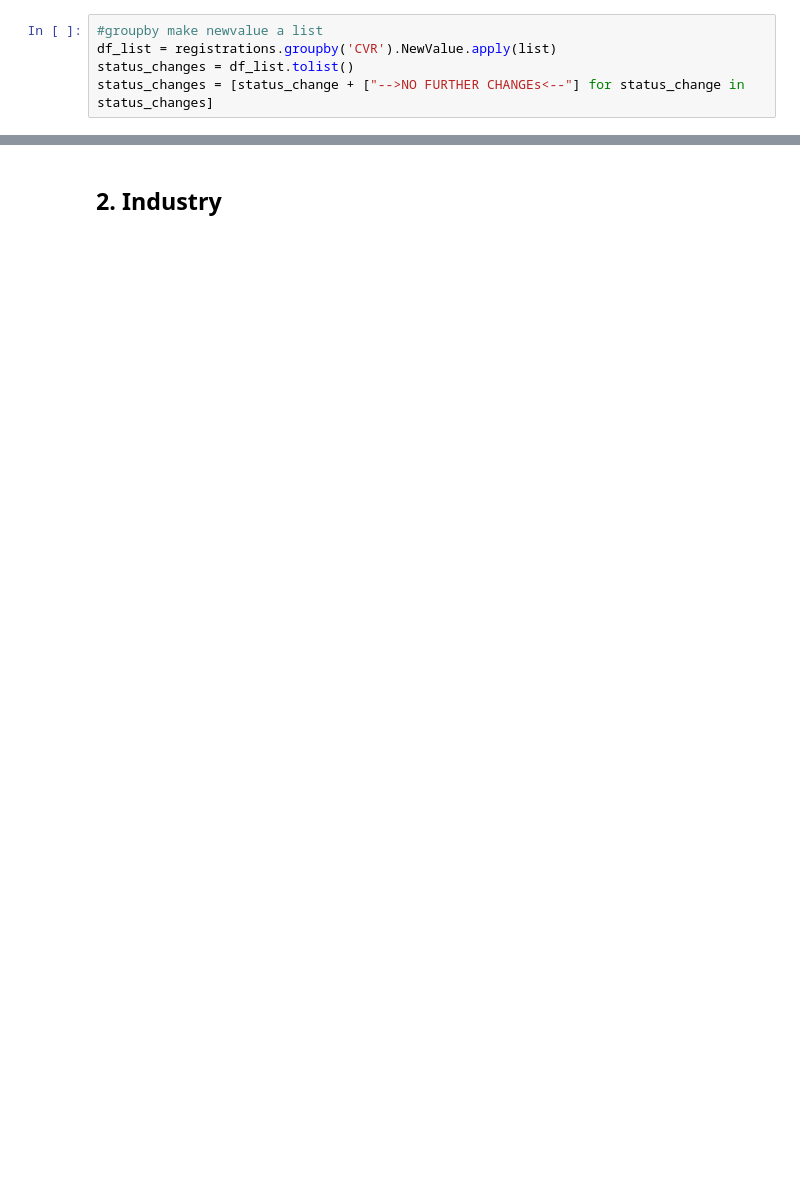
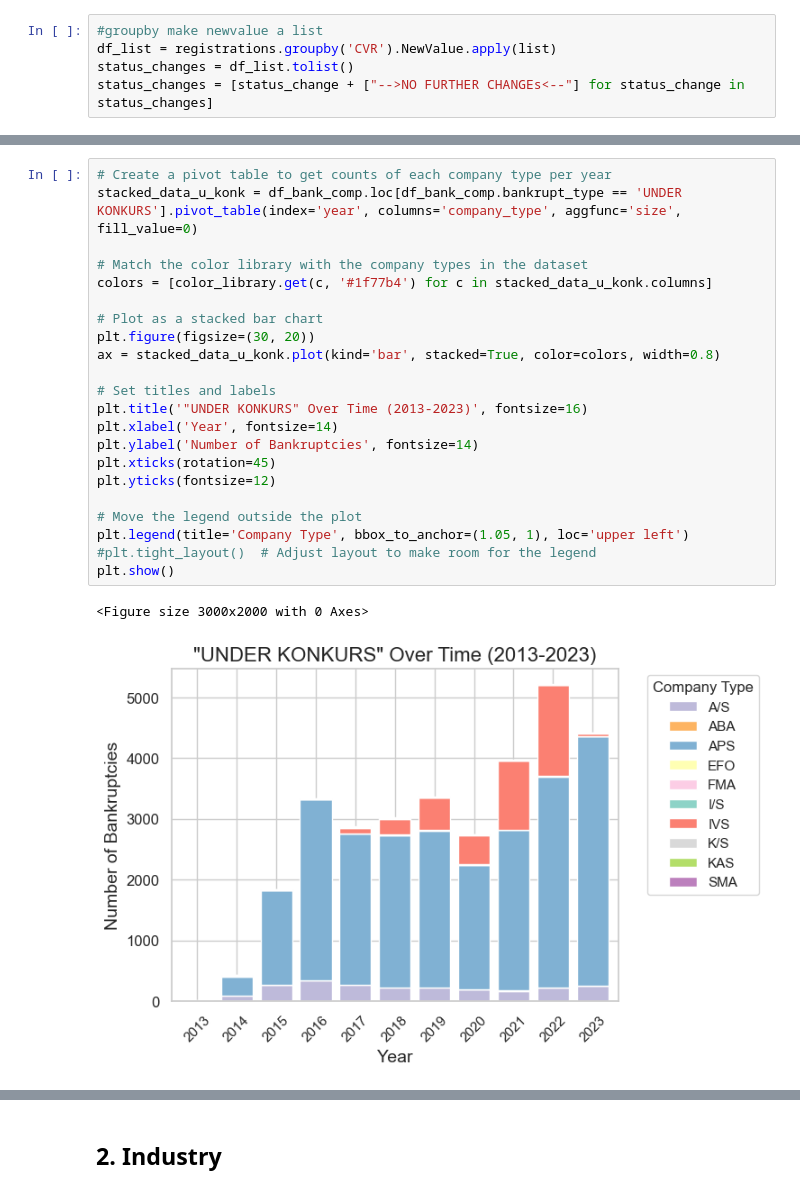
Before and after one commit to annabramsloew/company2vec, a Jupyter notebook: Notebooks/exploratory_analysis.ipynb, the cells around one changed output, grey strips where cells are left out. Cells and saved outputs as stored; diff of their text form; blank space fills up the shorter version.

```diff
--- a/Notebooks/exploratory_analysis.ipynb
+++ b/Notebooks/exploratory_analysis.ipynb
@@ -219,0 +261,25 @@ tensor([5., 5., 5., 5., 5., 5., 5., 5., 5., 5.], dtype=torch.float64)
+# %%
+# Create a pivot table to get counts of each company type per year
+stacked_data_u_konk = df_bank_comp.loc[df_bank_comp.bankrupt_type == 'UNDER KONKURS'].pivot_table(index='year', columns='company_type', aggfunc='size', fill_value=0)
+
+# Match the color library with the company types in the dataset
+colors = [color_library.get(c, '#1f77b4') for c in stacked_data_u_konk.columns]
+
+# Plot as a stacked bar chart
+plt.figure(figsize=(30, 20))
+ax = stacked_data_u_konk.plot(kind='bar', stacked=True, color=colors, width=0.8)
+
+# Set titles and labels
+plt.title('"UNDER KONKURS" Over Time (2013-2023)', fontsize=16)
+plt.xlabel('Year', fontsize=14)
+plt.ylabel('Number of Bankruptcies', fontsize=14)
+plt.xticks(rotation=45)
+plt.yticks(fontsize=12)
+
+# Move the legend outside the plot
+plt.legend(title='Company Type', bbox_to_anchor=(1.05, 1), loc='upper left')
+#plt.tight_layout()  # Adjust layout to make room for the legend
+plt.show()
+# %% [output]
+<Figure size 3000x2000 with 0 Axes>
+[figure, added]
```
Also changed, not shown: parts of 86 cells of this notebook.
